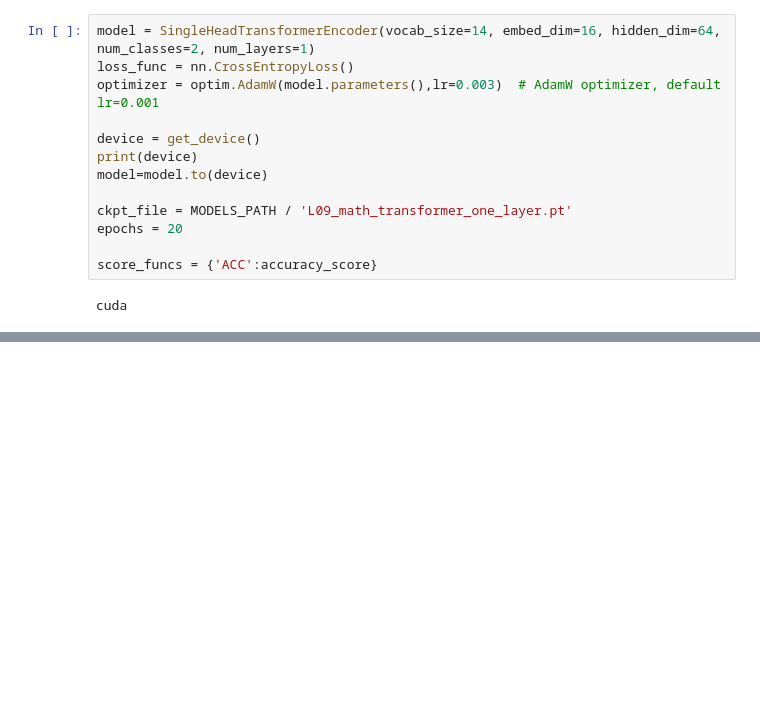
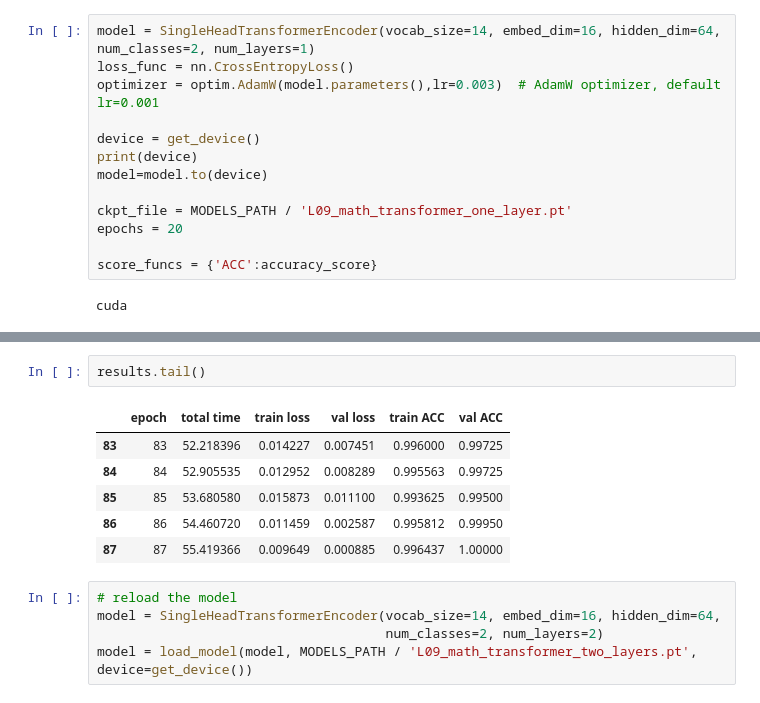
Before and after one commit to nkoranda97/DS776, a Jupyter notebook: Lesson_09_Transformer_Details/Math_Sum_Tranformer.ipynb, the cells around one changed output, grey strips where cells are left out. Cells and saved outputs as stored; diff of their text form; blank space fills up the shorter version.

```diff
--- a/Lesson_09_Transformer_Details/Math_Sum_Tranformer.ipynb
+++ b/Lesson_09_Transformer_Details/Math_Sum_Tranformer.ipynb
@@ -401,0 +518,14 @@ display_attention(1, model, valid_loader, vocab)
+# %%
+results.tail()
+# %% [output]
+|  | epoch | total time | train loss | val loss | train ACC | val ACC |
+| 83 | 83 | 52.218396 | 0.014227 | 0.007451 | 0.996000 | 0.99725 |
+| 84 | 84 | 52.905535 | 0.012952 | 0.008289 | 0.995563 | 0.99725 |
+| 85 | 85 | 53.680580 | 0.015873 | 0.011100 | 0.993625 | 0.99500 |
+| 86 | 86 | 54.460720 | 0.011459 | 0.002587 | 0.995812 | 0.99950 |
+| 87 | 87 | 55.419366 | 0.009649 | 0.000885 | 0.996437 | 1.00000 |
+# %%
+# reload the model
+model = SingleHeadTransformerEncoder(vocab_size=14, embed_dim=16, hidden_dim=64,
+                                     num_classes=2, num_layers=2)
+model = load_model(model, MODELS_PATH / 'L09_math_transformer_two_layers.pt', device=get_device())
```
Also changed, not shown: parts of 27 cells of this notebook, 1 other file.
